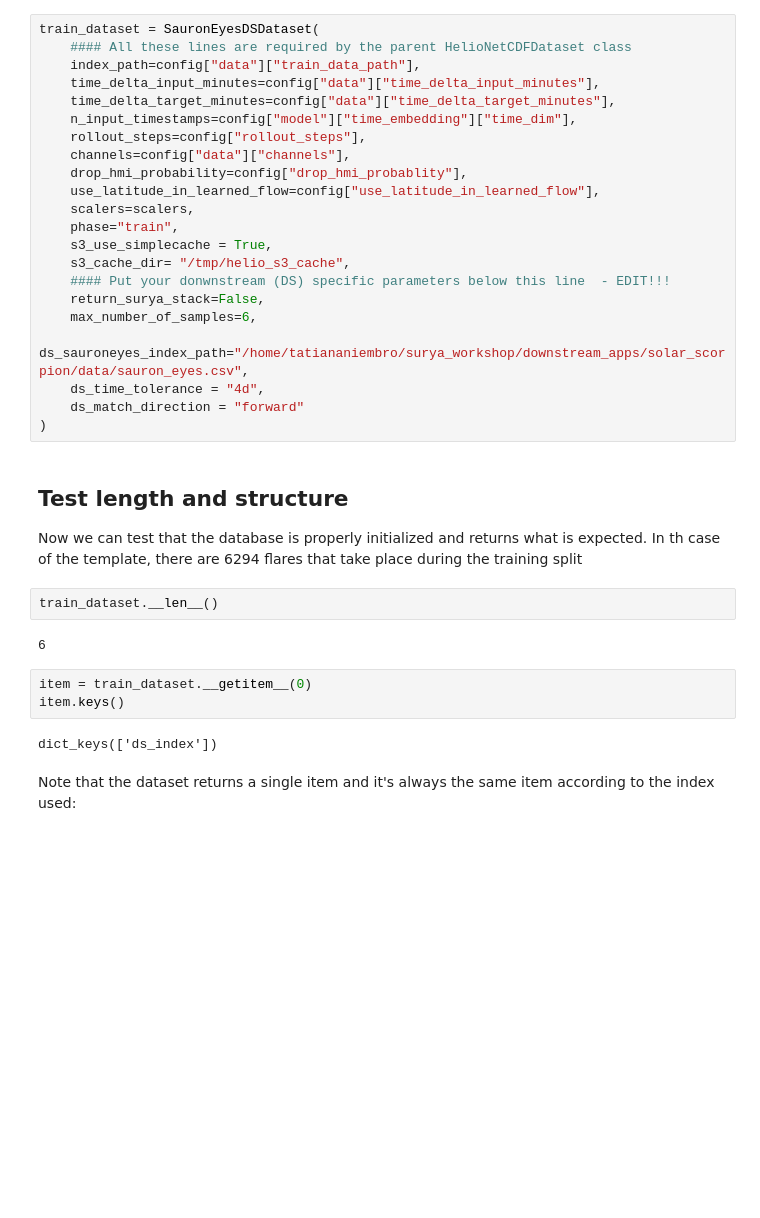
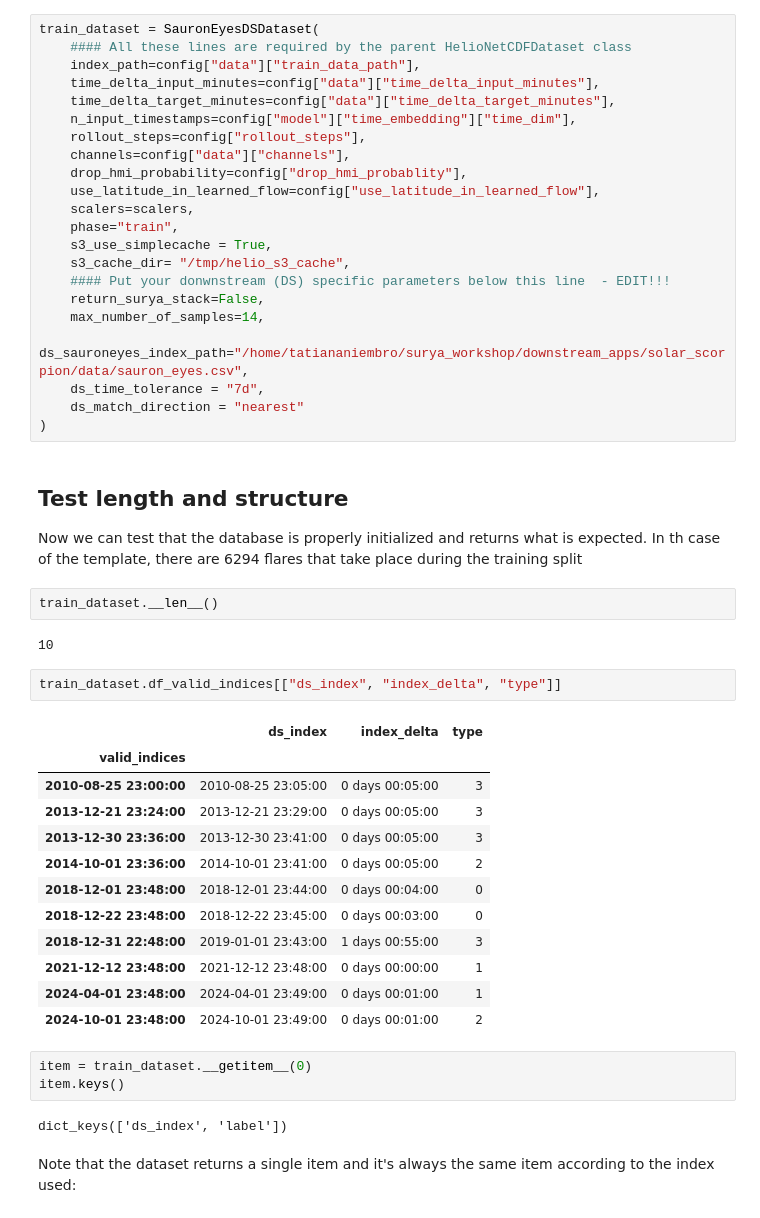
Before and after one commit to SwRI-IDEA-Lab/surya_workshop, a Jupyter notebook: downstream_apps/solar_scorpion/0_dataset_dataloader_template.ipynb, the cells around one changed output. Saved outputs shown, nothing was run; the diff lists cells and outputs as text; blank space fills up the shorter version.

Commit message:
We changed our CSV file and add type event column

```diff
--- a/downstream_apps/solar_scorpion/0_dataset_dataloader_template.ipynb
+++ b/downstream_apps/solar_scorpion/0_dataset_dataloader_template.ipynb
@@ -104,10 +104,10 @@ train_dataset = SauronEyesDSDataset(
     s3_cache_dir= "/tmp/helio_s3_cache",
     #### Put your donwnstream (DS) specific parameters below this line  - EDIT!!!
     return_surya_stack=False,
-    max_number_of_samples=6,
+    max_number_of_samples=14,
     ds_sauroneyes_index_path="/home/tatiananiembro/surya_workshop/downstream_apps/solar_scorpion/data/sauron_eyes.csv",
-    ds_time_tolerance = "4d",
-    ds_match_direction = "forward"
+    ds_time_tolerance = "7d",
+    ds_match_direction = "nearest"
 )
 # %% [markdown]
 ## Test length and structure
@@ -116,12 +116,27 @@ Now we can test that the database is properly initialized and returns what is ex
 # %%
 train_dataset.__len__()
 # %% [output]
-6
+10
+# %%
+train_dataset.df_valid_indices[["ds_index", "index_delta", "type"]]
+# %% [output]
+|  | ds_index | index_delta | type |
+| valid_indices |  |  |  |
+| 2010-08-25 23:00:00 | 2010-08-25 23:05:00 | 0 days 00:05:00 | 3 |
+| 2013-12-21 23:24:00 | 2013-12-21 23:29:00 | 0 days 00:05:00 | 3 |
+| 2013-12-30 23:36:00 | 2013-12-30 23:41:00 | 0 days 00:05:00 | 3 |
+| 2014-10-01 23:36:00 | 2014-10-01 23:41:00 | 0 days 00:05:00 | 2 |
+| 2018-12-01 23:48:00 | 2018-12-01 23:44:00 | 0 days 00:04:00 | 0 |
+| 2018-12-22 23:48:00 | 2018-12-22 23:45:00 | 0 days 00:03:00 | 0 |
+| 2018-12-31 22:48:00 | 2019-01-01 23:43:00 | 1 days 00:55:00 | 3 |
+| 2021-12-12 23:48:00 | 2021-12-12 23:48:00 | 0 days 00:00:00 | 1 |
+| 2024-04-01 23:48:00 | 2024-04-01 23:49:00 | 0 days 00:01:00 | 1 |
+| 2024-10-01 23:48:00 | 2024-10-01 23:49:00 | 0 days 00:01:00 | 2 |
 # %%
 item = train_dataset.__getitem__(0)
 item.keys()
 # %% [output]
-dict_keys(['ds_index'])
+dict_keys(['ds_index', 'label'])
 # %% [markdown]
 Note that the dataset returns a single item and it's always the same item according to the index used:
 # %%
```
Also changed, not shown: parts of 11 cells of this notebook, 3 other files.
